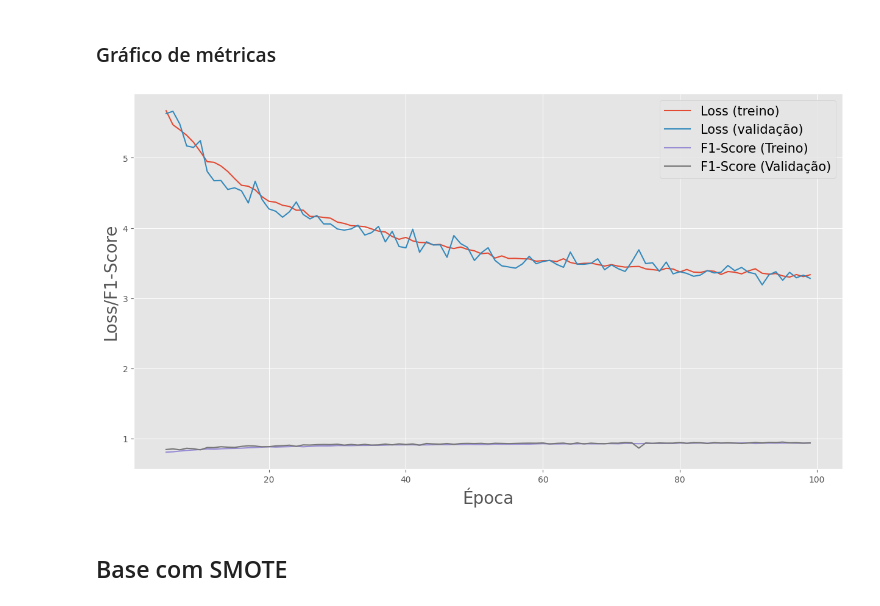
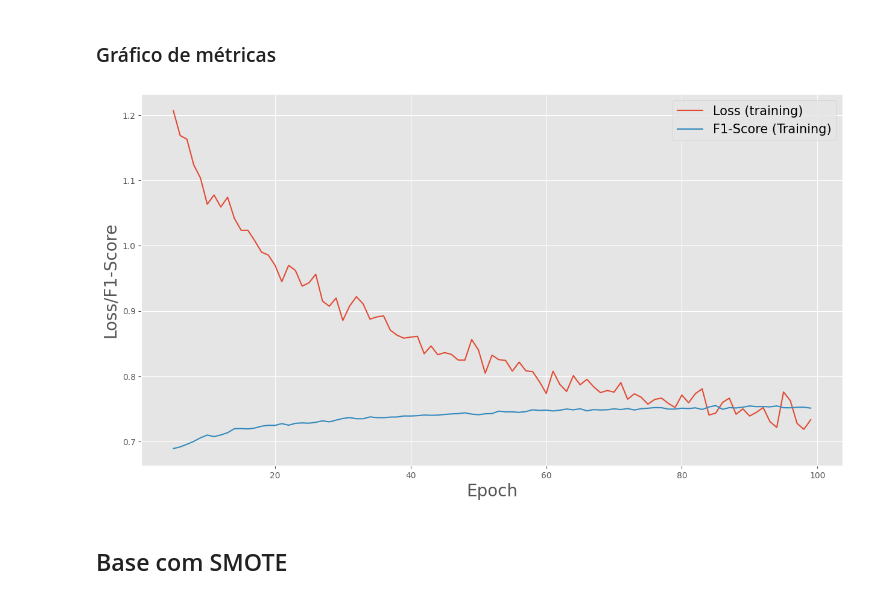
Before and after one commit to andssuu/cattle_classification, a Jupyter notebook: notebooks/cnn_conv1d.ipynb, the cells around one changed output. Cells and saved outputs as stored; diff of their text form; code cells hidden in the pictures.

```diff
--- a/notebooks/cnn_conv1d.ipynb
+++ b/notebooks/cnn_conv1d.ipynb
@@ -166,7 +165,7 @@ Name: label, dtype: int64
 # %% [markdown]
 ## Formatação dos tensores
 # %%
-labels_map = {"Pastando": 0, "Deitado-Ruminando": 1, "Deitado-Parado": 2, "EmPe-Parado": 3, "Andando": 4, "EmPe-Ruminando": 5}
+labels_map={"Grazing": 0, "Lying-Ruminating": 1, "Lying-Resting": 2, "Standing-Resting": 3, "Walking": 4, "Standing-Ruminating": 5}
 r_reshape, c_reshape = 1, 10
 
 # normalizaçao dos dados da base original
@@ -196,12 +195,12 @@ _data=data_train.copy()
 count_class_0, count_class_1, count_class_2, count_class_3, count_class_4, count_class_5 = _data['label'].value_counts()
 # print(count_class_0, count_class_1, count_class_2, count_class_3)
 
-df_class_0=_data[_data['label']=='Pastando']
-df_class_1=_data[_data['label']=='Deitado-Ruminando']
-df_class_2=_data[_data['label']=='Deitado-Parado']
-df_class_3=_data[_data['label']=='EmPe-Parado']
-df_class_4=_data[_data['label']=='Andando']
-df_class_5=_data[_data['label']=='EmPe-Ruminando']
+df_class_0=_data[_data['label']=='Grazing']
+df_class_1=_data[_data['label']=='Lying-Ruminating']
+df_class_2=_data[_data['label']=='Standing-Ruminating']
+df_class_3=_data[_data['label']=='Standing-Resting']
+df_class_4=_data[_data['label']=='Walking']
+df_class_5=_data[_data['label']=='Standing-Ruminating']
 
 df_class_1_under=df_class_1.sample(count_class_0, replace=True, random_state=seed)
 df_class_2_under=df_class_2.sample(count_class_0, replace=True, random_state=seed)
@@ -843,0 +767,5 @@ plt.show()
+# %%
+plt.style.use('default')
+fig, ax = plt.subplots(figsize=(15, 10))
+disp = ConfusionMatrixDisplay(confusion_matrix=cm, display_labels=labels_map)
+disp.plot(ax=ax, cmap="Reds", values_format='')
@@ -849,9 +810,6 @@ print('Training ...')
 cb = ModelCheckpoint('.best_model_holdout.hdf5', save_best_only=True, monitor='val_f1_score', mode='max')
 hist=cnn_model.fit(t_data_train_balanced_bootstrap, c_labels_train_balanced_bootstrap, epochs=epochs, verbose=1,
                 batch_size=batch_size, shuffle=True,
-                validation_split=0.2,
-                #validation_data=(t_data_test_bootstrap, c_labels_test),
-                #callbacks=[EarlyStopping(monitor='val_accuracy', patience=10)]
                 callbacks=[cb]
                 )
 cnn_model.load_weights('.best_model_holdout.hdf5')
@@ -911,20 +869,14 @@ Deitado-Ruminando     0.8429    0.8440    0.8435       814
 # %%
 plt.style.use("ggplot")
 plt.figure(figsize=(15, 8))
-plt.plot(np.arange(0, epochs)[5:], hist.history["loss"][5:], label="Loss (treino)")
-plt.plot(np.arange(0, epochs)[5:], hist.history["val_loss"][5:], label="Loss (validação)")
-#plt.plot(np.arange(0, epochs)[5:], hist.history["acc"][5:], label="Acurácia (treino)", alpha=1)
-#plt.plot(np.arange(0, epochs)[5:], hist.history["val_acc"][5:], label="Acurácia (validação)", alpha=1)
-plt.plot(np.arange(0, epochs)[5:], hist.history["f1_score"][5:], label="F1-Score (Treino)")
-plt.plot(np.arange(0, epochs)[5:], hist.history["val_f1_score"][5:], label="F1-Score (Validação)")
-#plt.title("TREINO - Loss, Acurácia e F1-Score")
-plt.xlabel("Época", size=20)
-#plt.ylabel("Loss/Acurácia/F1-Score", size=20)
+plt.plot(np.arange(0, epochs)[5:], hist.history["loss"][5:], label="Loss (training)")
+plt.plot(np.arange(0, epochs)[5:], hist.history["f1_score"][5:], label="F1-Score (training)")
+plt.xlabel("Epoch", size=20)
 plt.ylabel("Loss/F1-Score", size=20)
 plt.legend(prop={"size":15})
 plt.show()
 # %% [output]
-[figure, old version]
+[figure, new version]
 # %% [markdown]
 ## Base com SMOTE
 # %%
```
Also changed, not shown: parts of 61 cells of this notebook.
